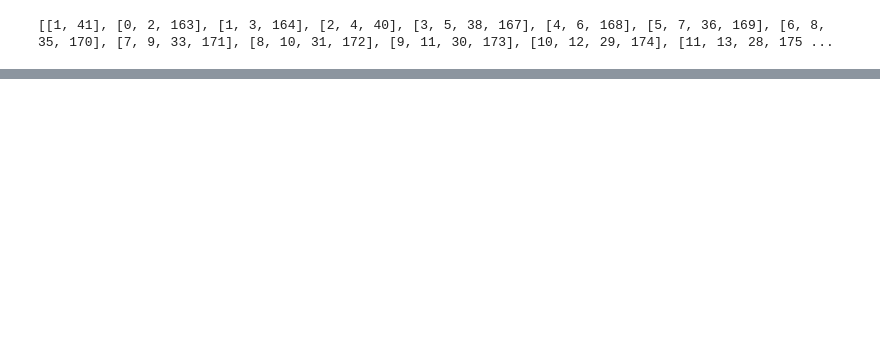
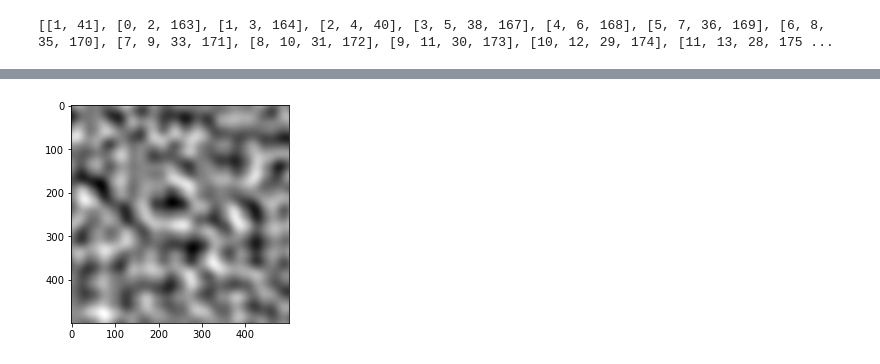
Before and after one commit to DTomasVr/TF-201720027-201913639-202010546, a Jupyter notebook: AComplex_TF.ipynb, the cells around one changed output, grey strips where cells are left out. Cells and saved outputs as stored; diff of their text form; code cells hidden in the pictures; blank space fills up the shorter version.

Commit message:
coordenadas y peso
-Se añaden coordenadas en funcion de xy
-Se añaden los pesos con Perlin Noise

```diff
--- a/AComplex_TF.ipynb
+++ b/AComplex_TF.ipynb
@@ -562,0 +575,4 @@ for i in range(len(vars)):
+# %%
+#print(coords)
+coords2=coords
+print(len(coords))
@@ -562,0 +583,3 @@ for i in range(len(vars)):
+# %%
+for i in range(len(coords)):
+    print(coords[i])
@@ -572,0 +1110,14 @@ print(len(coords))
+# %%
+#lat, lon to x,y
+coords3=[]
+for i in range(len(coords2)):
+    aux=[]
+    for e in coords2[i]:
+        if e< -60:
+            y=int((e*-10000)-770300)
+            aux.append(y)
+        elif e>-15:
+            y=int((e*-10000)-121000)
+            aux.append(y)
+    coords3.append(aux)
+print(len(coords3))
@@ -572,0 +1126,3 @@ print(len(coords))
+# %%
+for i in range(len(coords3)):
+    print(coords3[i])
@@ -572,0 +1657,13 @@ print(len(coords))
+# %%
+import matplotlib.pyplot as plt
+import numpy as np
+from perlin_noise import PerlinNoise
+
+noise = PerlinNoise(octaves=10, seed=1)
+xpix, ypix = 500, 500
+pic = [[noise([i/xpix, j/ypix]) for j in range(xpix)] for i in range(ypix)]
+
+plt.imshow(pic, cmap='gray')
+plt.show()
+# %% [output]
+[figure, added]
```
Also changed, not shown: parts of 25 cells of this notebook, 6 other files.
